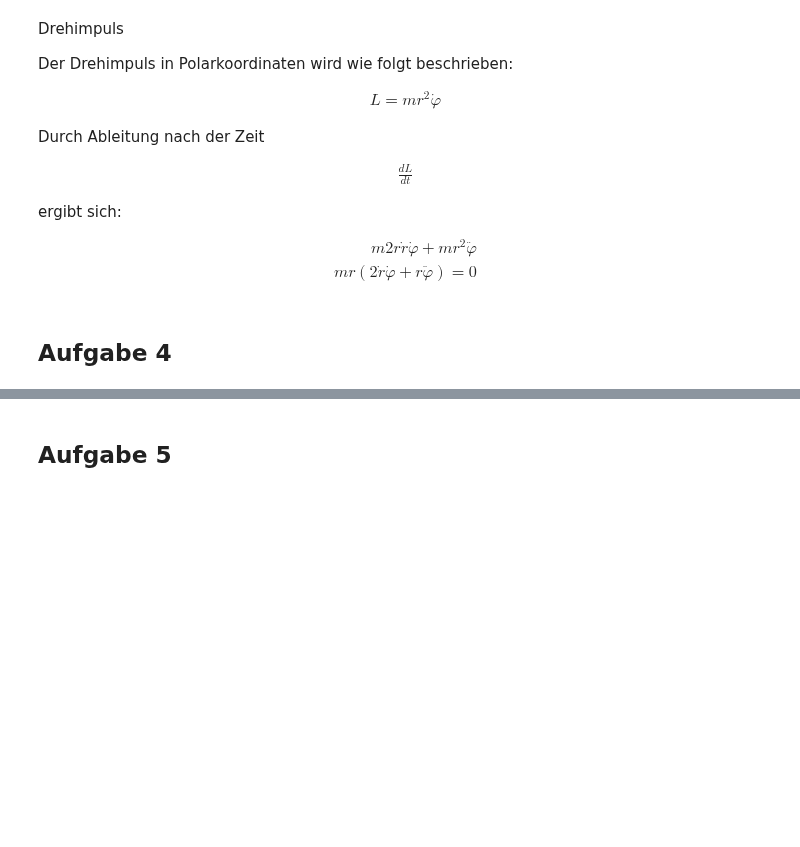
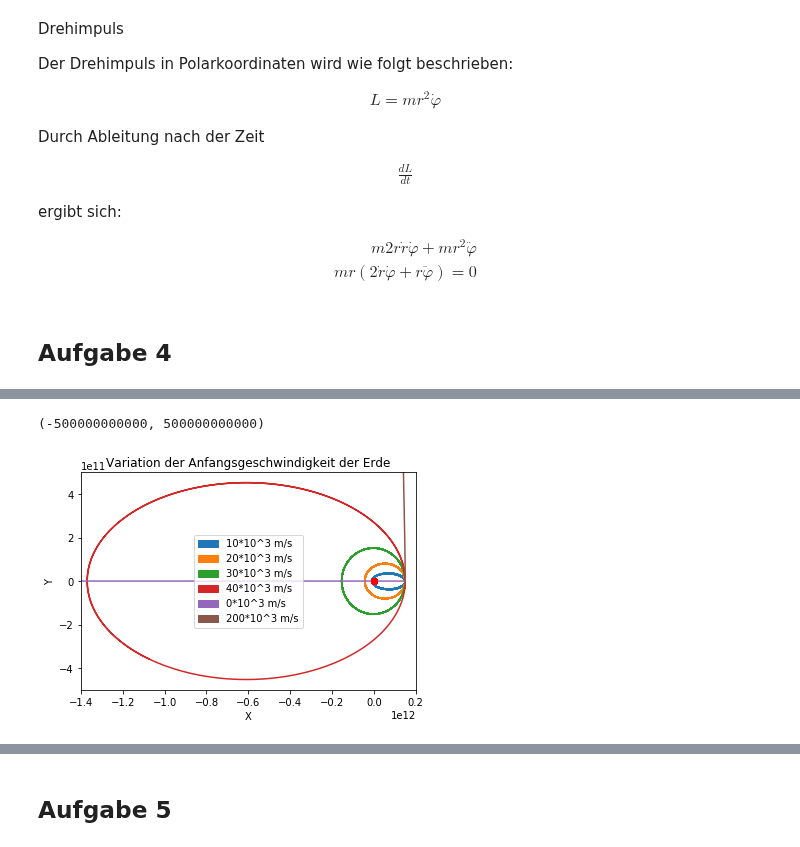
Before and after one commit to darenegade/modellbildung, a Jupyter notebook: Abgabe 2/Abgabe 2.ipynb, the cells around one changed output, grey strips where cells are left out. Drawn from its saved outputs; the diff is of its cells as text; code cells hidden in the pictures; blank space fills up the shorter version.

```diff
--- a/Abgabe 2/Abgabe 2.ipynb
+++ b/Abgabe 2/Abgabe 2.ipynb
@@ -399,0 +399,41 @@ plt.plot([element[0] for element in data[0]], [element[1] for element in data[0]
+# %%
+mErde=5.972*10**24
+mSonne=1.989*10**30
+yearsTimeSpan = 20
+
+def calcAndPlotEarthMov(v, col):
+    vErde  = [0.0, v]
+    vSonne = [-mErde / mSonne * vErde[0], -mErde / mSonne * vErde[1]]
+    pErde  = [1.4960*(10**11), 0.0]
+    pSonne = [0.0, 0.0]
+    data = calc(vErde, vSonne, pErde, pSonne)
+    plt.plot([element[0] for element in data[0]], [element[1] for element in data[0]], '-', color=col)
+    plt.plot([element[0] for element in data[1]], [element[1] for element in data[1]], 'ro')
+
+calcAndPlotEarthMov(10  * 10**3, 'C0')
+calcAndPlotEarthMov(20  * 10**3, 'C1')
+calcAndPlotEarthMov(30  * 10**3, 'C2')
+calcAndPlotEarthMov(40  * 10**3, 'C3')
+#Grenzfälle
+calcAndPlotEarthMov(0   * 10**3, 'C4')
+calcAndPlotEarthMov(200 * 10**3, 'C5')
+
+# Plot Beschriftung
+plt.title('Variation der Anfangsgeschwindigkeit der Erde')
+plt.xlabel('X')
+plt.ylabel('Y')
+
+patch1 = mpatches.Patch(color='C0', label='10*10^3 m/s')
+patch2 = mpatches.Patch(color='C1', label='20*10^3 m/s')
+patch3 = mpatches.Patch(color='C2', label='30*10^3 m/s')
+patch4 = mpatches.Patch(color='C3', label='40*10^3 m/s')
+patch5 = mpatches.Patch(color='C4', label='0*10^3 m/s')
+patch6 = mpatches.Patch(color='C5', label='200*10^3 m/s')
+plt.legend(handles=[patch1,patch2,patch3,patch4,patch5,patch6])
+
+axes = plt.gca()
+axes.set_xlim([-1.4*10**12,0.2*10**12])
+axes.set_ylim([-5*10**11,5*10**11])
+# %% [output]
+(-500000000000, 500000000000)
+[figure, added]
```
Also changed, not shown: parts of 22 cells of this notebook.
